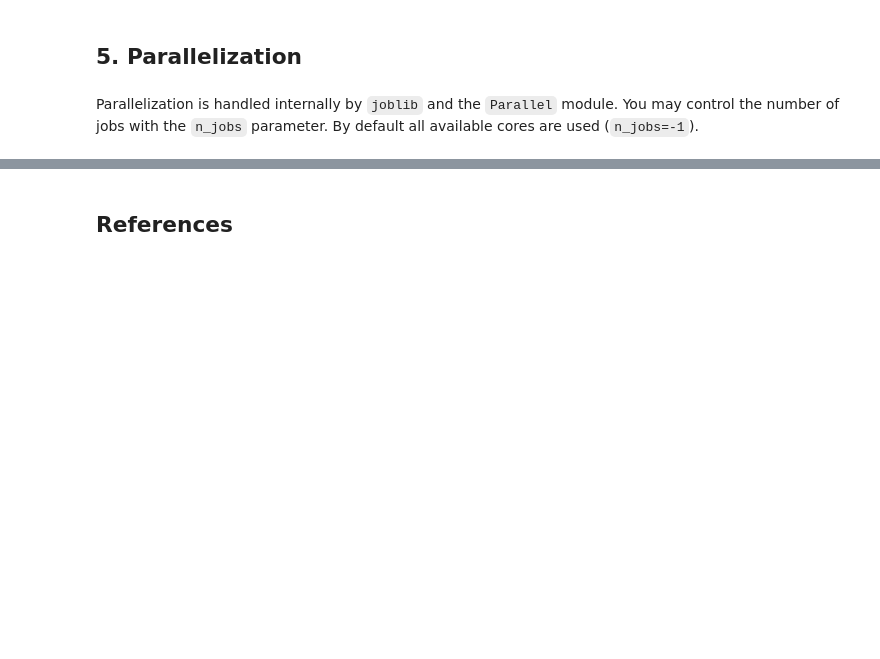
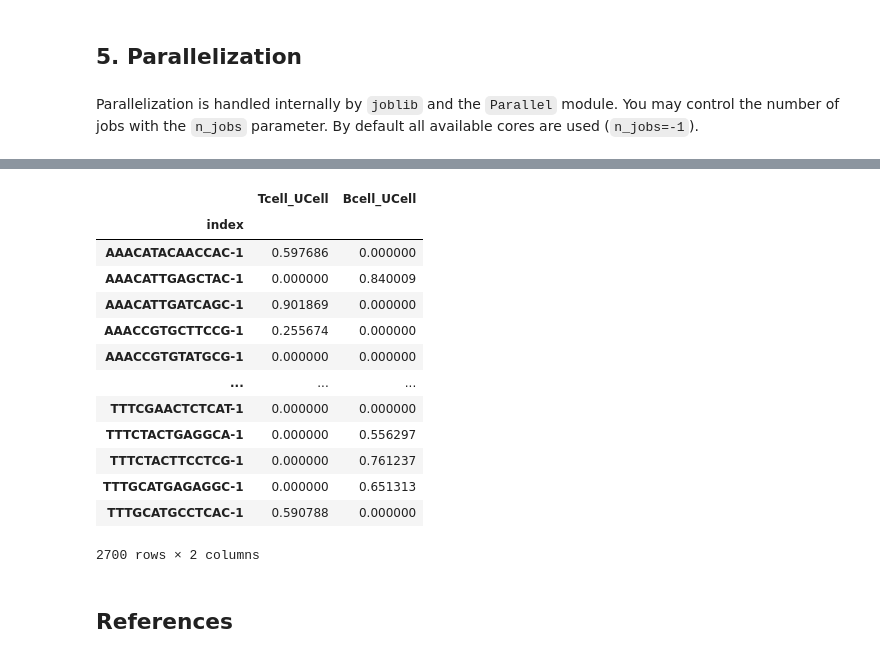
Before and after one commit to carmonalab/pyucell, a Jupyter notebook: docs/notebooks/parameters.ipynb, the cells around one changed output, grey strips where cells are left out. Saved outputs shown, nothing was run; the diff lists cells and outputs as text; code cells hidden in the pictures; blank space fills up the shorter version.

Commit message:
update documentation. add GPU acceleration and scores from ranks

```diff
--- a/docs/notebooks/parameters.ipynb
+++ b/docs/notebooks/parameters.ipynb
@@ -153,3 +188,25 @@ adata.obs[["Tcell_UCell", "Bcell_UCell", "CD8T_UCell", "CD4T_UCell"]]
+# %%
+signatures = {"Tcell": ["CD3D", "CD3E", "CD2"], "Bcell": ["MS4A1", "CD79A", "CD79B"]}
+
+# device="auto" selects the best available hardware;
+# falls back to CPU torch if no GPU is found.
+uc.compute_ucell_scores(adata, signatures=signatures, device="auto", ties_method="ordinal")
+adata.obs[["Tcell_UCell", "Bcell_UCell"]]
+# %% [output]
+|  | Tcell_UCell | Bcell_UCell |
+| index |  |  |
+| AAACATACAACCAC-1 | 0.597686 | 0.000000 |
+| AAACATTGAGCTAC-1 | 0.000000 | 0.840009 |
+| AAACATTGATCAGC-1 | 0.901869 | 0.000000 |
+| AAACCGTGCTTCCG-1 | 0.255674 | 0.000000 |
+| AAACCGTGTATGCG-1 | 0.000000 | 0.000000 |
+| ... | ... | ... |
+| TTTCGAACTCTCAT-1 | 0.000000 | 0.000000 |
+| TTTCTACTGAGGCA-1 | 0.000000 | 0.556297 |
+| TTTCTACTTCCTCG-1 | 0.000000 | 0.761237 |
+| TTTGCATGAGAGGC-1 | 0.000000 | 0.651313 |
+| TTTGCATGCCTCAC-1 | 0.590788 | 0.000000 |
+2700 rows × 2 columns
 # %% [markdown]
 ## References
 # %% [markdown]
```
Also changed, not shown: parts of 8 cells of this notebook, 1 other file.
